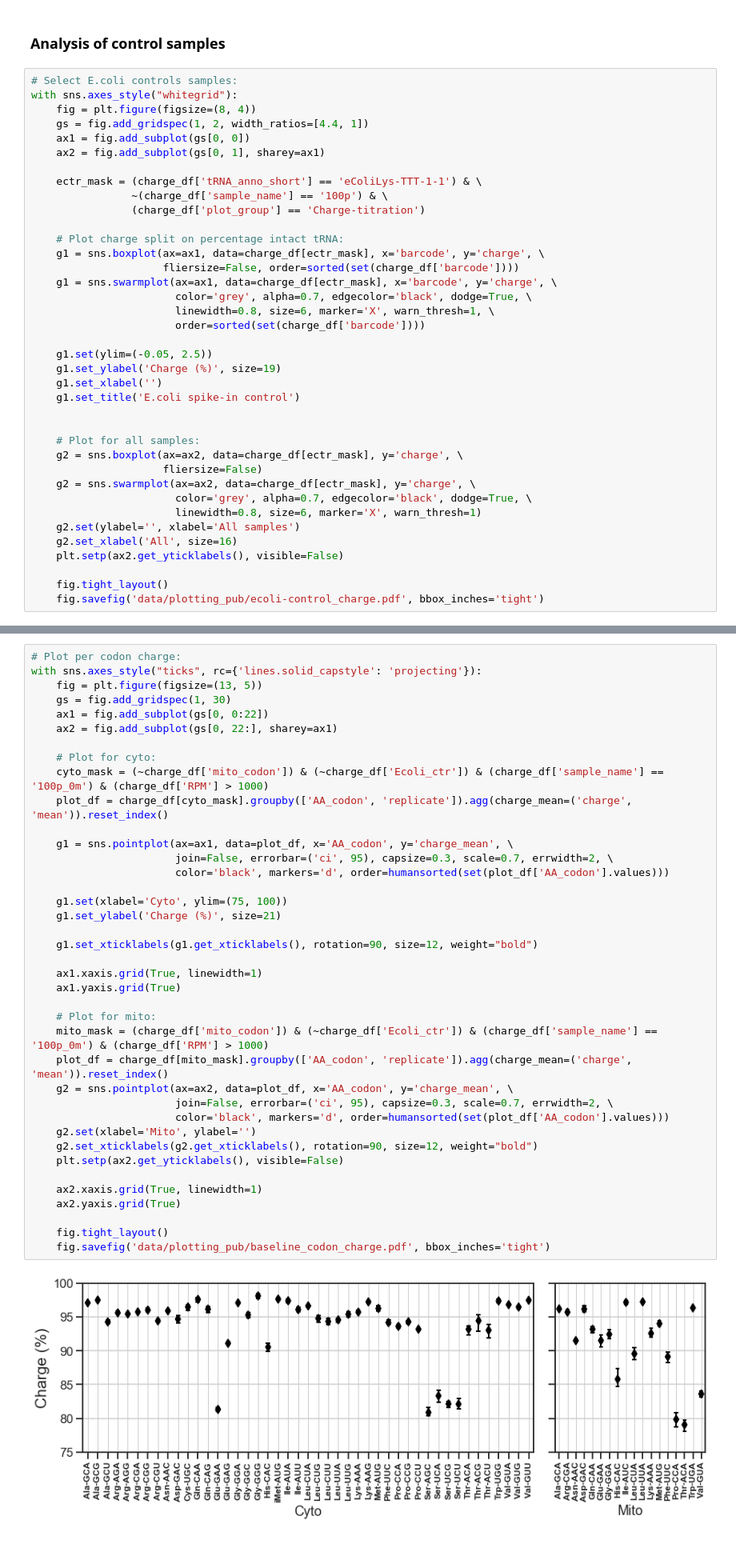
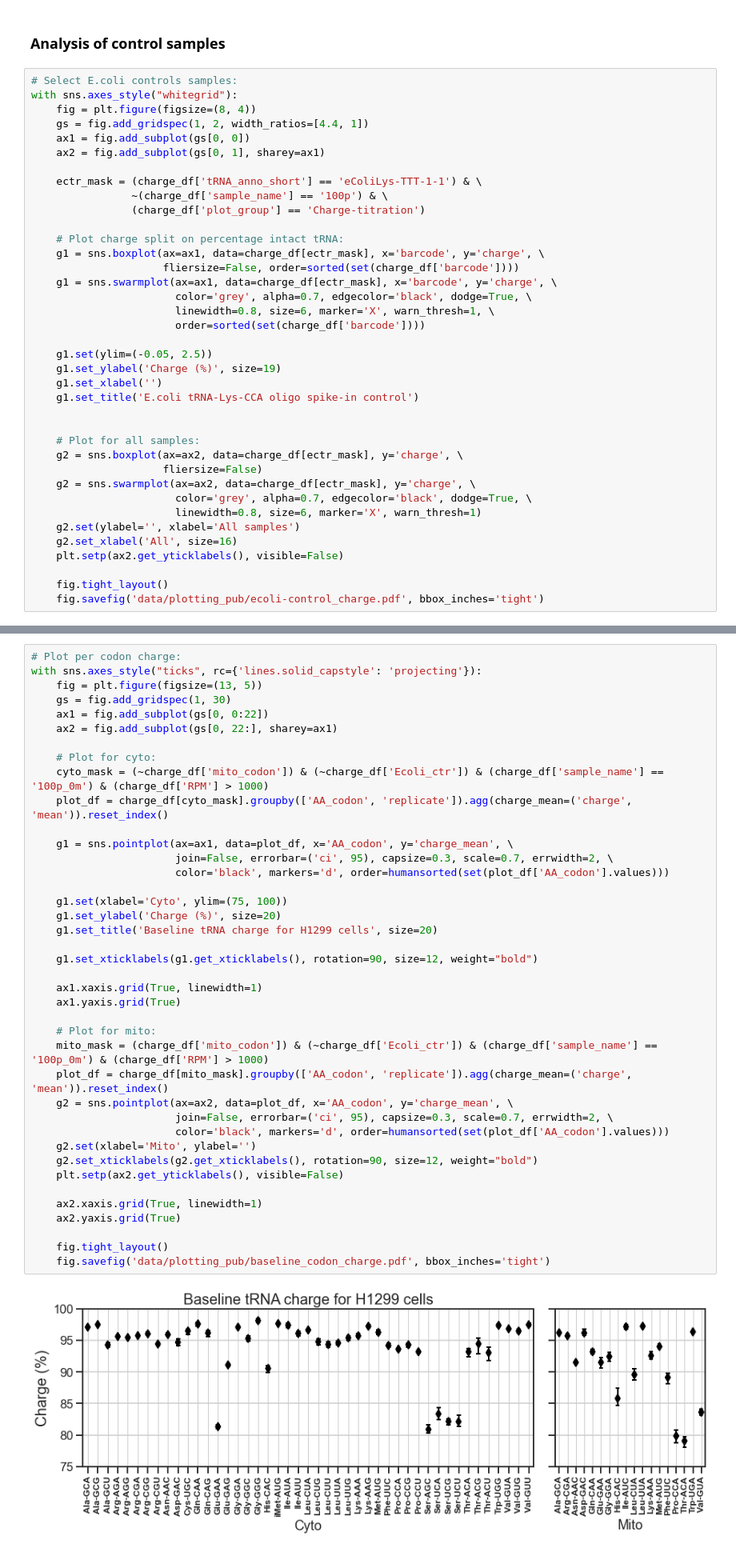
Before and after one commit to krdav/tRNA-charge-seq, a Jupyter notebook: projects/charge_titration/process_data_pub.ipynb, the cells around one changed output, grey strips where cells are left out. Shown at 80% size. Cells and saved outputs as stored; diff of their text form.

```diff
--- a/projects/charge_titration/process_data_pub.ipynb
+++ b/projects/charge_titration/process_data_pub.ipynb
@@ -170,7 +170,7 @@ with sns.axes_style("whitegrid"):
     g1.set(ylim=(-0.05, 2.5))
     g1.set_ylabel('Charge (%)', size=19)
     g1.set_xlabel('')
-    g1.set_title('E.coli spike-in control')
+    g1.set_title('E.coli tRNA-Lys-CCA oligo spike-in control')
 
 
     # Plot for all samples:
@@ -440,35 +444,36 @@ with sns.axes_style("ticks", rc={'lines.solid_capstyle': 'projecting'}):
     cyto_mask = (~charge_df['mito_codon']) & (~charge_df['Ecoli_ctr']) & (charge_df['sample_name'] == '100p_0m') & (charge_df['RPM'] > 1000)
     plot_df = charge_df[cyto_mask].groupby(['AA_codon', 'replicate']).agg(charge_mean=('charge', 'mean')).reset_index()
 
     g1 = sns.pointplot(ax=ax1, data=plot_df, x='AA_codon', y='charge_mean', \
                        join=False, errorbar=('ci', 95), capsize=0.3, scale=0.7, errwidth=2, \
                        color='black', markers='d', order=humansorted(set(plot_df['AA_codon'].values)))
 
     g1.set(xlabel='Cyto', ylim=(75, 100))
-    g1.set_ylabel('Charge (%)', size=21)
+    g1.set_ylabel('Charge (%)', size=20)
+    g1.set_title('Baseline tRNA charge for H1299 cells', size=20)
 
     g1.set_xticklabels(g1.get_xticklabels(), rotation=90, size=12, weight="bold")
 
     ax1.xaxis.grid(True, linewidth=1)
     ax1.yaxis.grid(True)
 
     # Plot for mito:
     mito_mask = (charge_df['mito_codon']) & (~charge_df['Ecoli_ctr']) & (charge_df['sample_name'] == '100p_0m') & (charge_df['RPM'] > 1000)
     plot_df = charge_df[mito_mask].groupby(['AA_codon', 'replicate']).agg(charge_mean=('charge', 'mean')).reset_index()
     g2 = sns.pointplot(ax=ax2, data=plot_df, x='AA_codon', y='charge_mean', \
                        join=False, errorbar=('ci', 95), capsize=0.3, scale=0.7, errwidth=2, \
                        color='black', markers='d', order=humansorted(set(plot_df['AA_codon'].values)))
     g2.set(xlabel='Mito', ylabel='')
     g2.set_xticklabels(g2.get_xticklabels(), rotation=90, size=12, weight="bold")
     plt.setp(ax2.get_yticklabels(), visible=False)
 
     ax2.xaxis.grid(True, linewidth=1)
     ax2.yaxis.grid(True)
 
     fig.tight_layout()
     fig.savefig('data/plotting_pub/baseline_codon_charge.pdf', bbox_inches='tight')
 # %% [output]
-[figure, old version]
+[figure, new version]
 # %%
 # Function to infer and calculate the concentration of deacylated
 # compared to intact RNA (correction factor)
```
Also changed, not shown: parts of 5 cells of this notebook, 5 other files.
